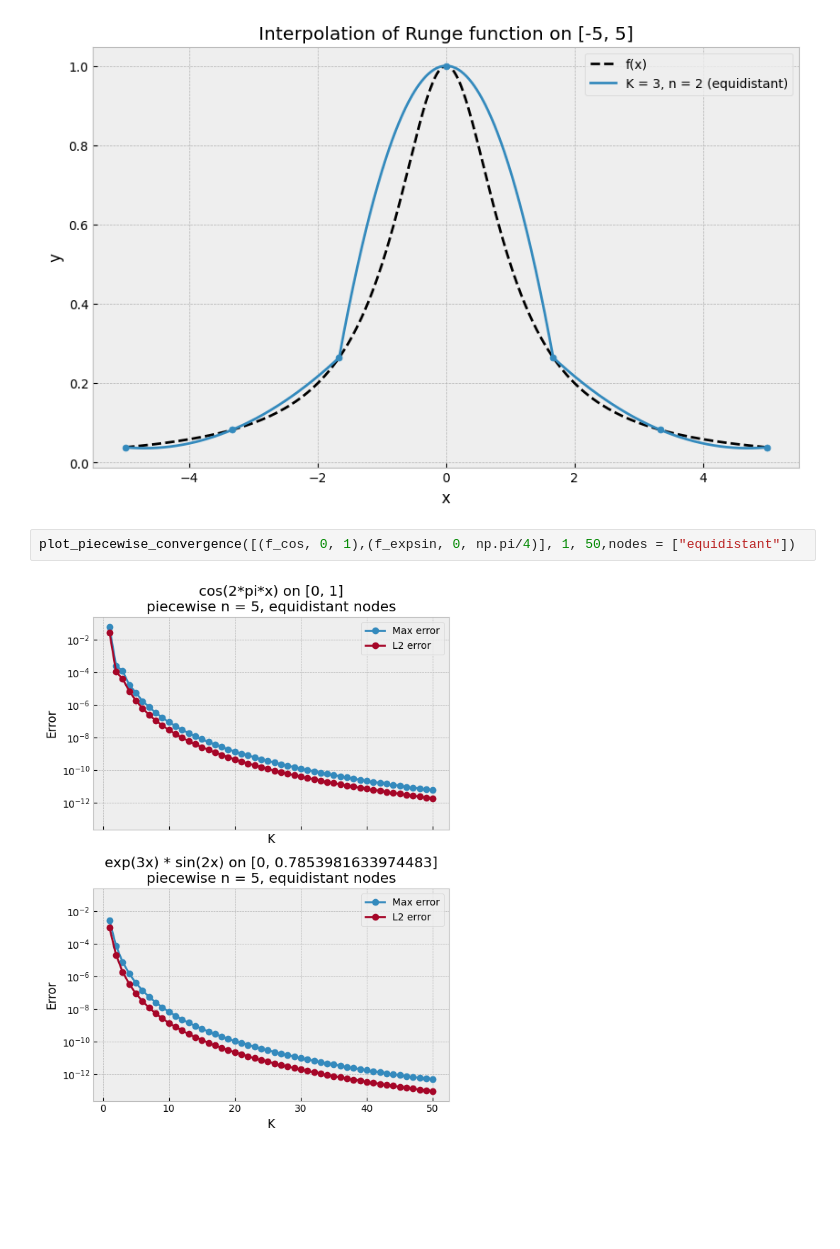
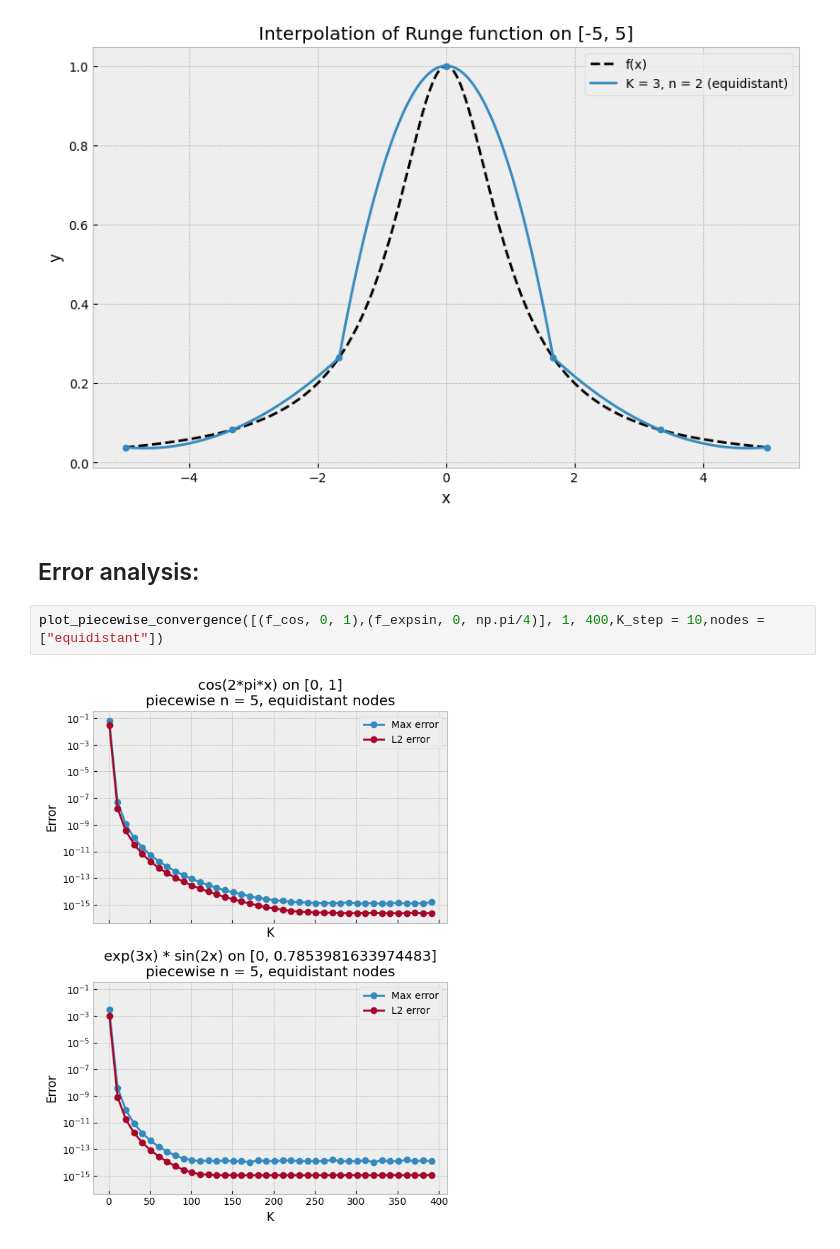
Before and after one commit to Akaada/TMA4215_NumericalMathematics_project1, a Jupyter notebook: taskc_ny.ipynb, the cells around one changed output. Cells and saved outputs as stored; diff of their text form; blank space fills up the shorter version.

```diff
--- a/taskc_ny.ipynb
+++ b/taskc_ny.ipynb
@@ -5,7 +11,9 @@ test = make_piecewise(runge, -5, 5, 3, 2)
 plot_interpolant(-5,5,test)
 # %% [output]
 [figure]
+# %% [markdown]
+## Error analysis:
 # %%
-plot_piecewise_convergence([(f_cos, 0, 1),(f_expsin, 0, np.pi/4)], 1, 50,nodes = ["equidistant"])
+plot_piecewise_convergence([(f_cos, 0, 1),(f_expsin, 0, np.pi/4)], 1, 400,K_step = 10,nodes = ["equidistant"])
 # %% [output]
-[figure, old version]
+[figure, new version]
```
Also changed, not shown: parts of 12 cells of this notebook, 2 other files.
